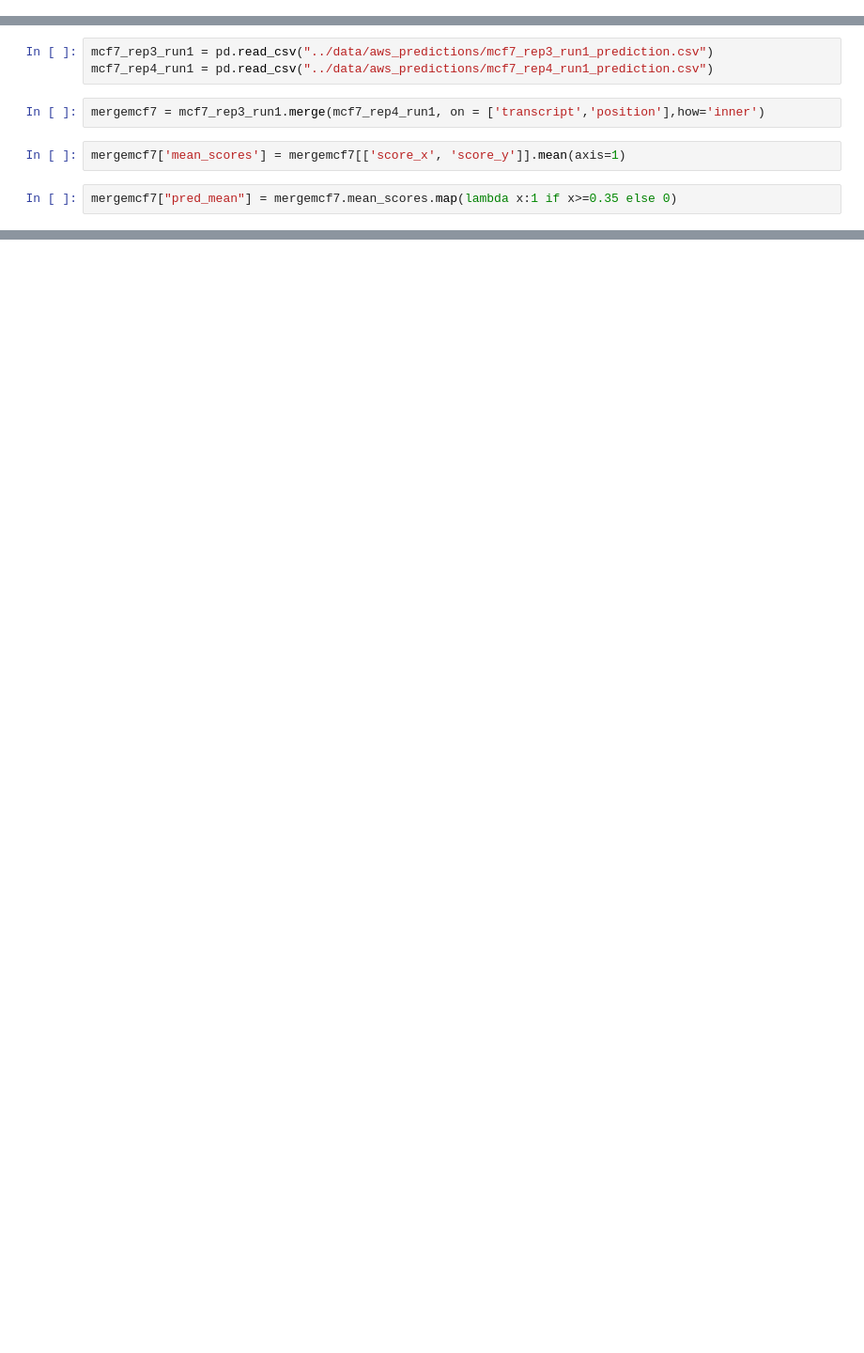
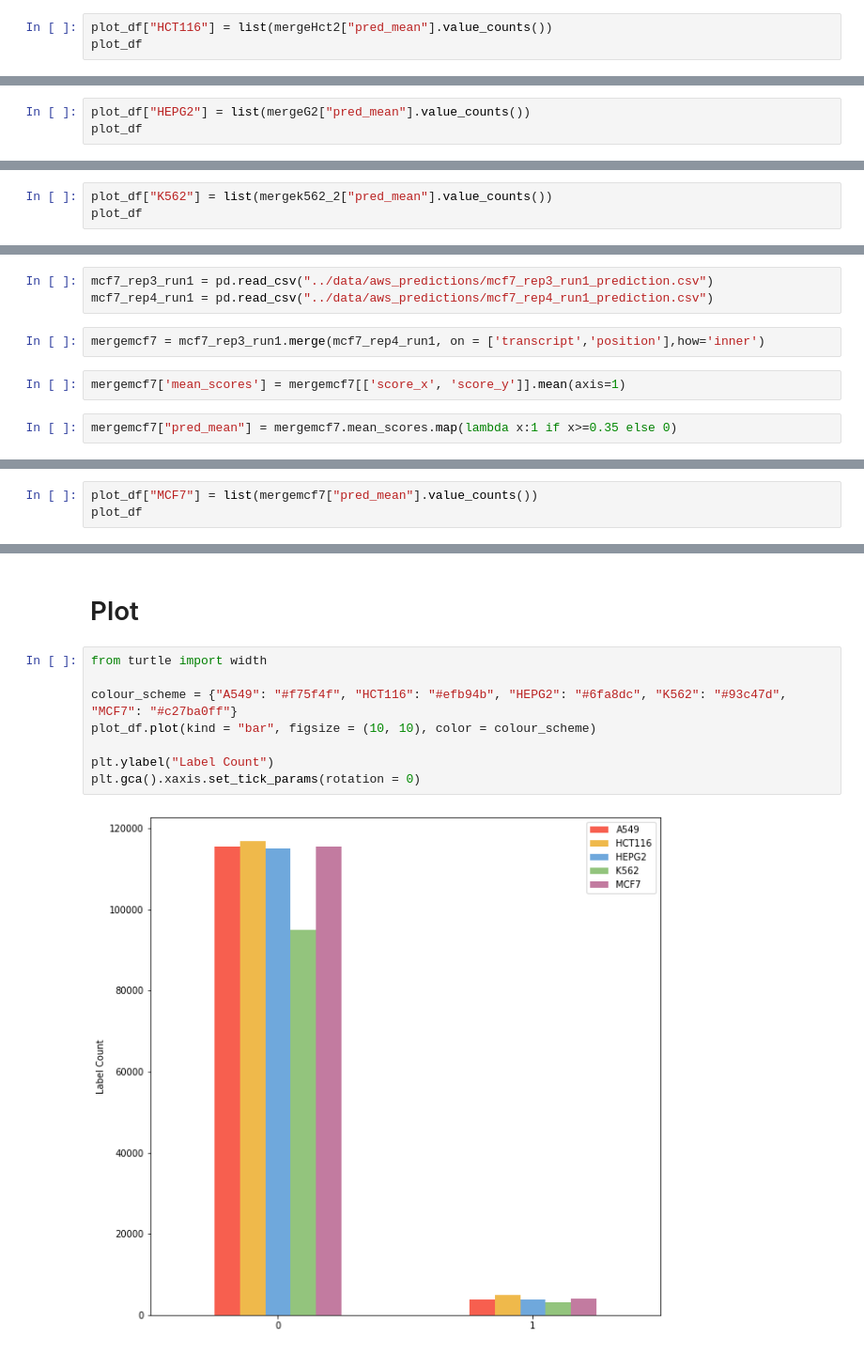
Before and after one commit to claudia-07/DSA4262-ACMXZ, a Jupyter notebook: prediction/all_cell_test.ipynb, the cells around one changed output, grey strips where cells are left out. Shown at 94% size. Saved outputs shown, nothing was run; the diff lists cells and outputs as text; blank space fills up the shorter version.

Commit message:
plots created

```diff
--- a/prediction/all_cell_test.ipynb
+++ b/prediction/all_cell_test.ipynb
@@ -55,0 +52,3 @@ Name: pred_mean, dtype: int64
+# %%
+plot_df["HCT116"] = list(mergeHct2["pred_mean"].value_counts())
+plot_df
@@ -70,0 +70,3 @@ Name: pred_mean, dtype: int64
+# %%
+plot_df["HEPG2"] = list(mergeG2["pred_mean"].value_counts())
+plot_df
@@ -89,0 +92,3 @@ Name: pred_mean, dtype: int64
+# %%
+plot_df["K562"] = list(mergek562_2["pred_mean"].value_counts())
+plot_df
@@ -104,0 +110,3 @@ Name: pred_mean, dtype: int64
+# %%
+plot_df["MCF7"] = list(mergemcf7["pred_mean"].value_counts())
+plot_df
@@ -104,0 +117,12 @@ Name: pred_mean, dtype: int64
+# %% [markdown]
+# Plot
+# %%
+from turtle import width
+
+colour_scheme = {"A549": "#f75f4f", "HCT116": "#efb94b", "HEPG2": "#6fa8dc", "K562": "#93c47d", "MCF7": "#c27ba0ff"}
+plot_df.plot(kind = "bar", figsize = (10, 10), color = colour_scheme)
+
+plt.ylabel("Label Count")
+plt.gca().xaxis.set_tick_params(rotation = 0)
+# %% [output]
+[figure, added]
```
Also changed, not shown: parts of 19 cells of this notebook.
